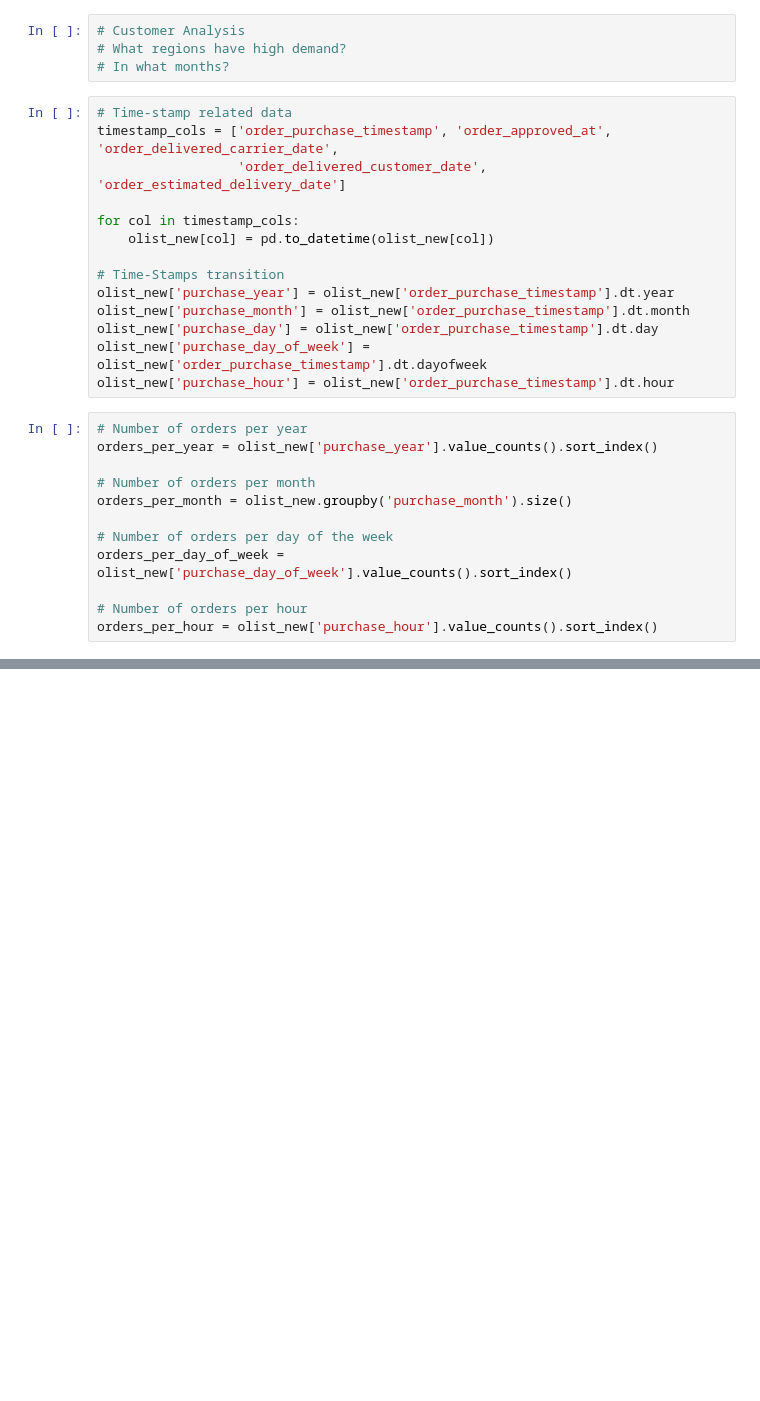
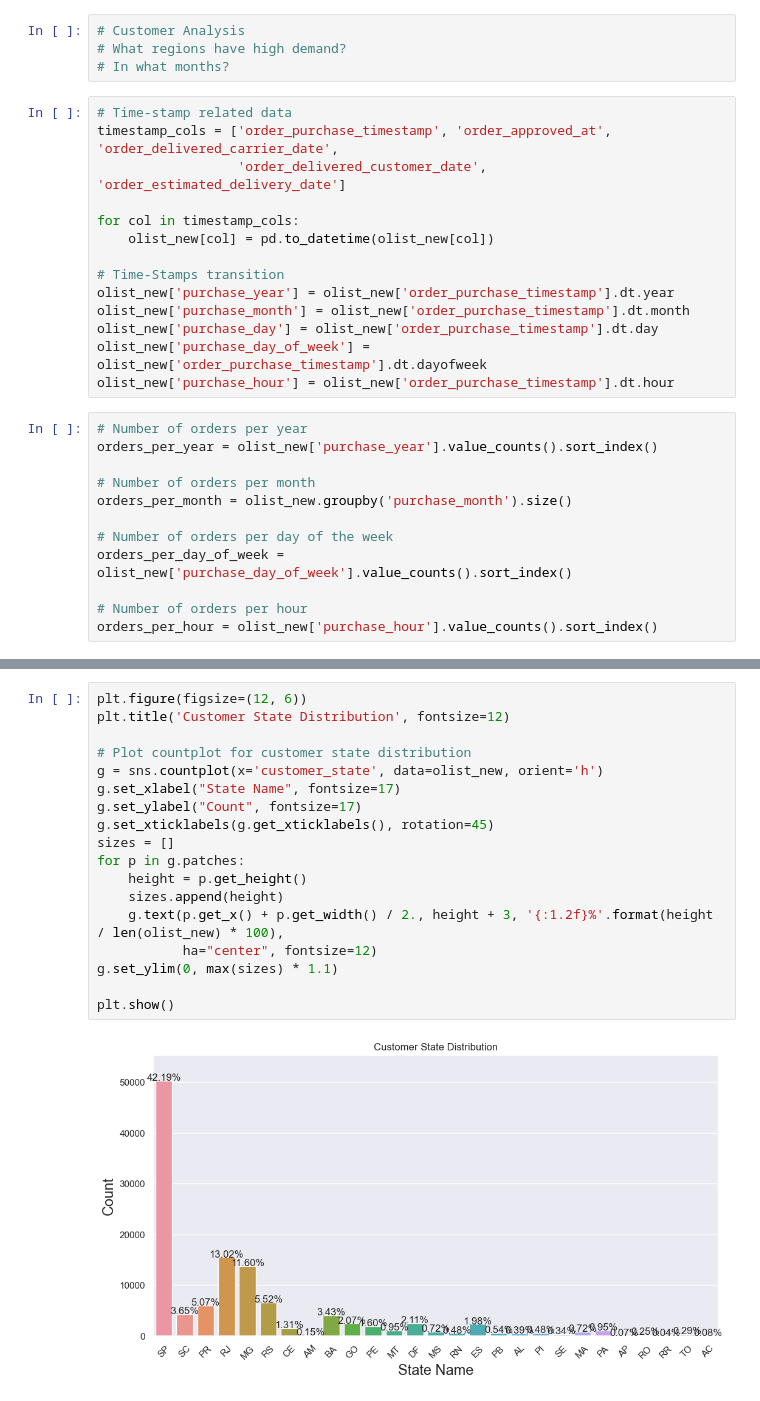
Before and after one commit to SamTerstappen99/MachineLearning-Group6, a Jupyter notebook: Final General Analysis.ipynb, the cells around one changed output, grey strips where cells are left out. Saved outputs shown, nothing was run; the diff lists cells and outputs as text; blank space fills up the shorter version.

```diff
--- a/Final General Analysis.ipynb
+++ b/Final General Analysis.ipynb
@@ -80,0 +163,20 @@ orders_per_hour = olist_new['purchase_hour'].value_counts().sort_index()
+# %%
+plt.figure(figsize=(12, 6))
+plt.title('Customer State Distribution', fontsize=12)
+
+# Plot countplot for customer state distribution
+g = sns.countplot(x='customer_state', data=olist_new, orient='h')
+g.set_xlabel("State Name", fontsize=17)
+g.set_ylabel("Count", fontsize=17)
+g.set_xticklabels(g.get_xticklabels(), rotation=45)
+sizes = []
+for p in g.patches:
+    height = p.get_height()
+    sizes.append(height)
+    g.text(p.get_x() + p.get_width() / 2., height + 3, '{:1.2f}%'.format(height / len(olist_new) * 100),
+           ha="center", fontsize=12)
+g.set_ylim(0, max(sizes) * 1.1)
+
+plt.show()
+# %% [output]
+[figure, added]
```
Also changed, not shown: parts of 4 cells of this notebook.
